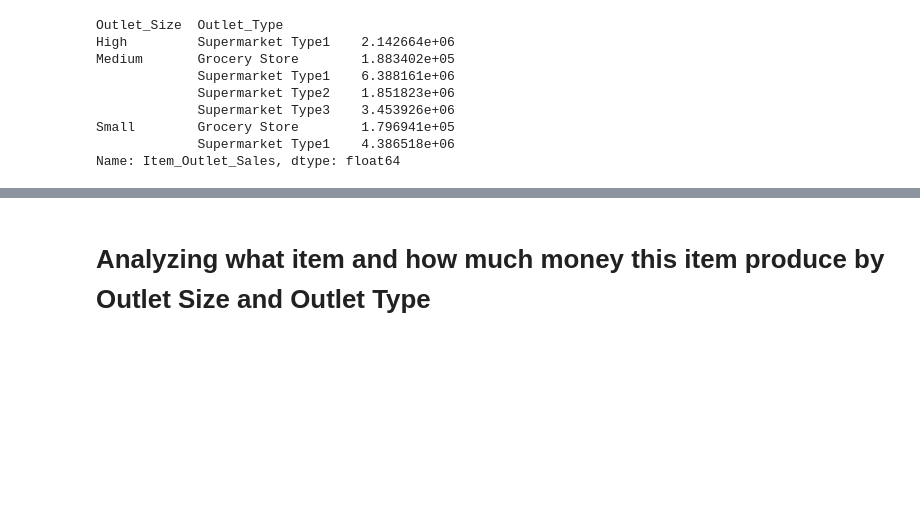
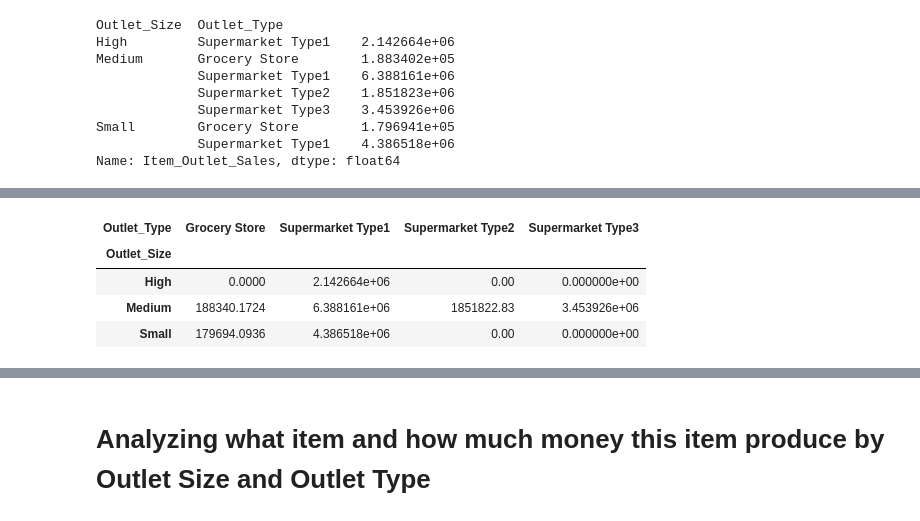
Before and after one commit to WilliamMejiaG/sales-predictions, a Jupyter notebook: Sales_predictions.ipynb, the cells around one changed output, grey strips where cells are left out. Cells and saved outputs as stored; diff of their text form; code cells hidden in the pictures; blank space fills up the shorter version.

```diff
--- a/Sales_predictions.ipynb
+++ b/Sales_predictions.ipynb
@@ -206,0 +228,8 @@ Name: Item_Outlet_Sales, dtype: float64
+# %%
+df.pivot_table(index='Outlet_Size', columns = 'Outlet_Type', values = 'Item_Outlet_Sales',aggfunc = np.sum).fillna(0)
+# %% [output]
+| Outlet_Type | Grocery Store | Supermarket Type1 | Supermarket Type2 | Supermarket Type3 |
+| Outlet_Size |  |  |  |  |
+| High | 0.0000 | 2.142664e+06 | 0.00 | 0.000000e+00 |
+| Medium | 188340.1724 | 6.388161e+06 | 1851822.83 | 3.453926e+06 |
+| Small | 179694.0936 | 4.386518e+06 | 0.00 | 0.000000e+00 |
```
Also changed, not shown: parts of 6 cells of this notebook.
